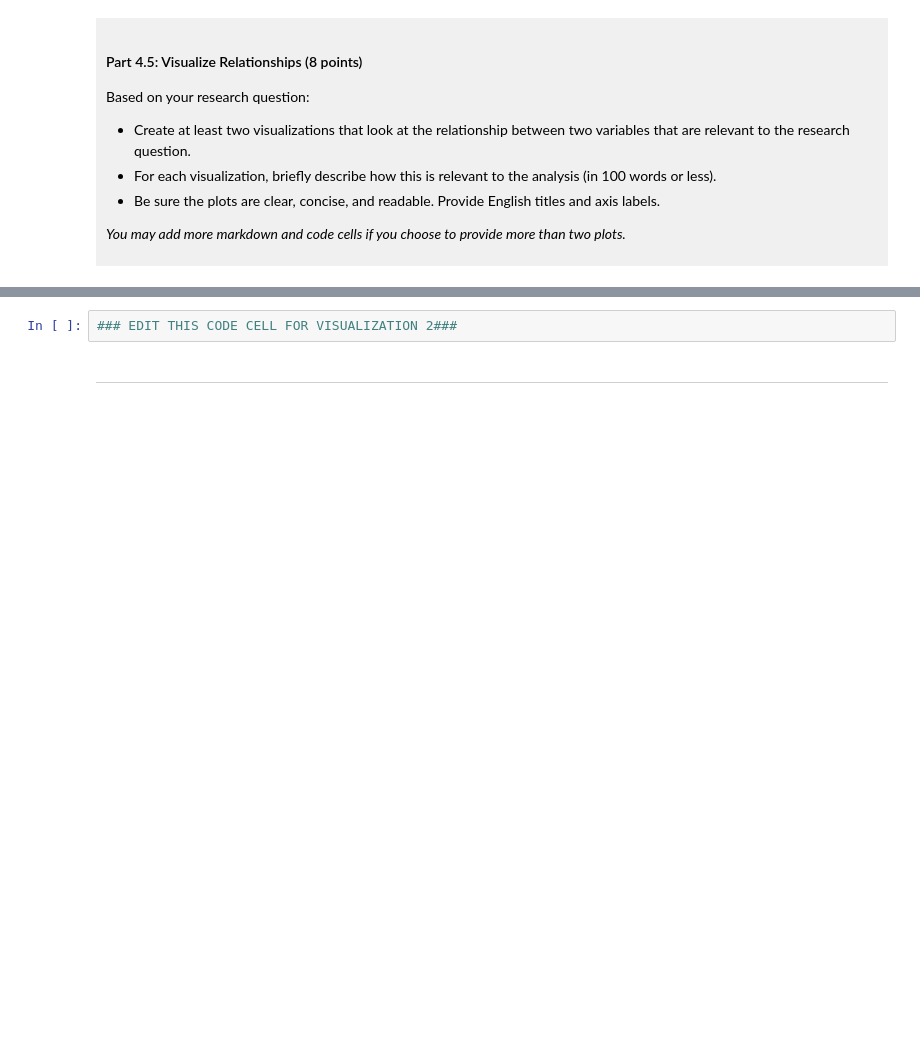
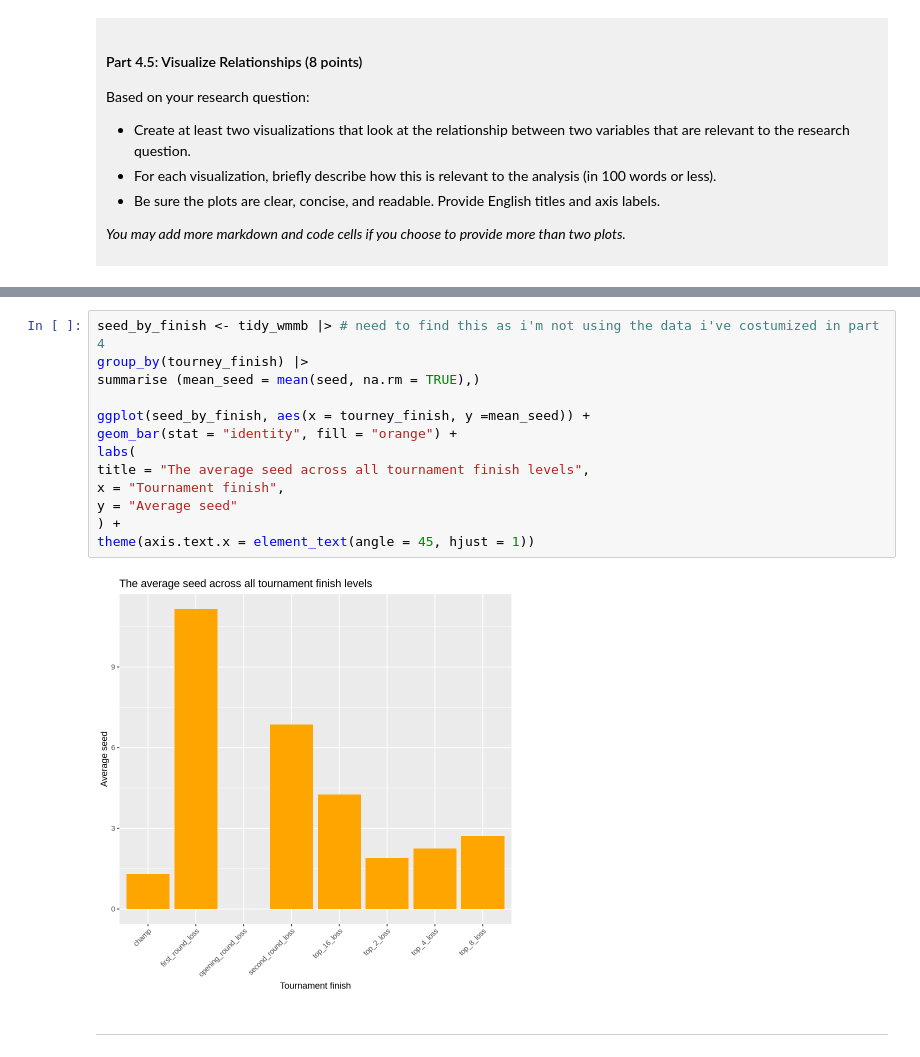
Before and after one commit to baratisadra/Tournament-finish-prediction, a Jupyter notebook: dsci-100-project-notebook.ipynb, the cells around one changed output, grey strips where cells are left out. Cells and saved outputs as stored; diff of their text form; blank space fills up the shorter version.

```diff
--- a/dsci-100-project-notebook.ipynb
+++ b/dsci-100-project-notebook.ipynb
@@ -325,5 +383,18 @@ Visualization 2: %%% EDIT THIS MARKDOWN CELL%%%
 # %%
-### EDIT THIS CODE CELL FOR VISUALIZATION 2###
+seed_by_finish <- tidy_wmmb |> # need to find this as i'm not using the data i've costumized in part 4
+group_by(tourney_finish) |>
+summarise (mean_seed = mean(seed, na.rm = TRUE),)
+
+ggplot(seed_by_finish, aes(x = tourney_finish, y =mean_seed)) +
+geom_bar(stat = "identity", fill = "orange") +
+labs(
+title = "The average seed across all tournament finish levels",
+x = "Tournament finish",
+y = "Average seed"
+) +
+theme(axis.text.x = element_text(angle = 45, hjust = 1))
+# %% [output]
+[figure, added]
 # %% [markdown]
 ------
 # %% [markdown]
```
Also changed, not shown: parts of 9 cells of this notebook.
